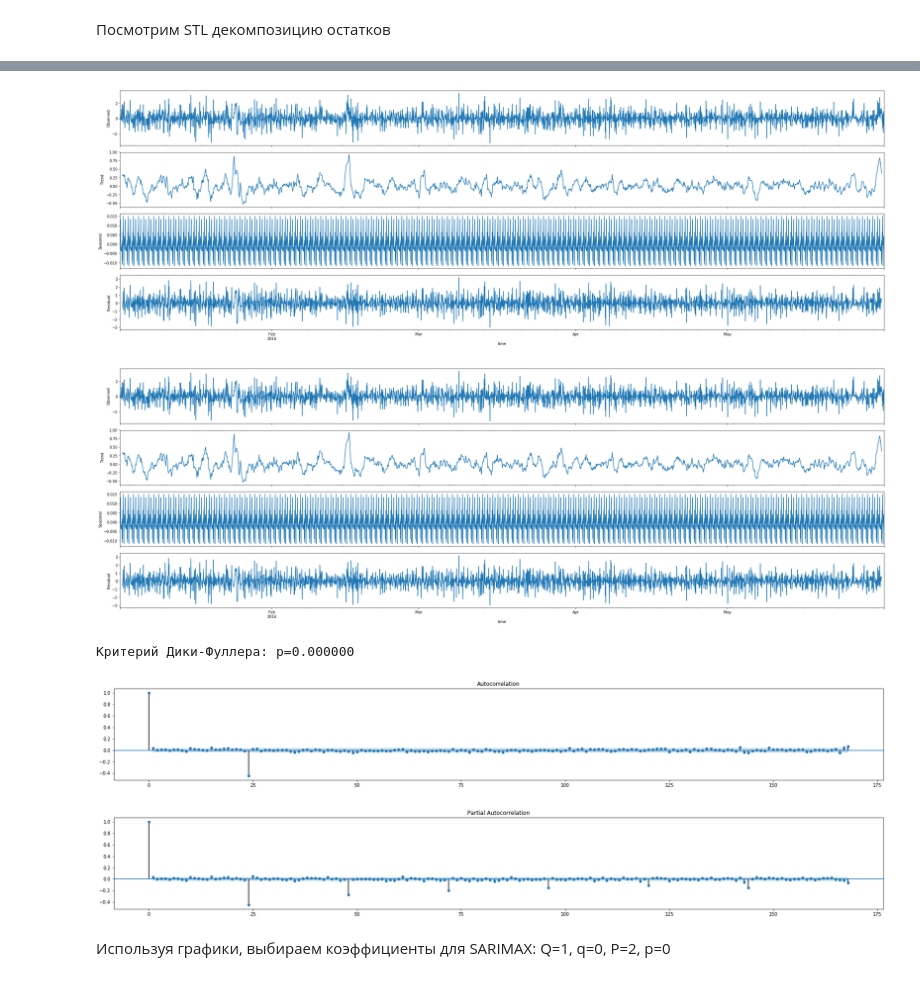
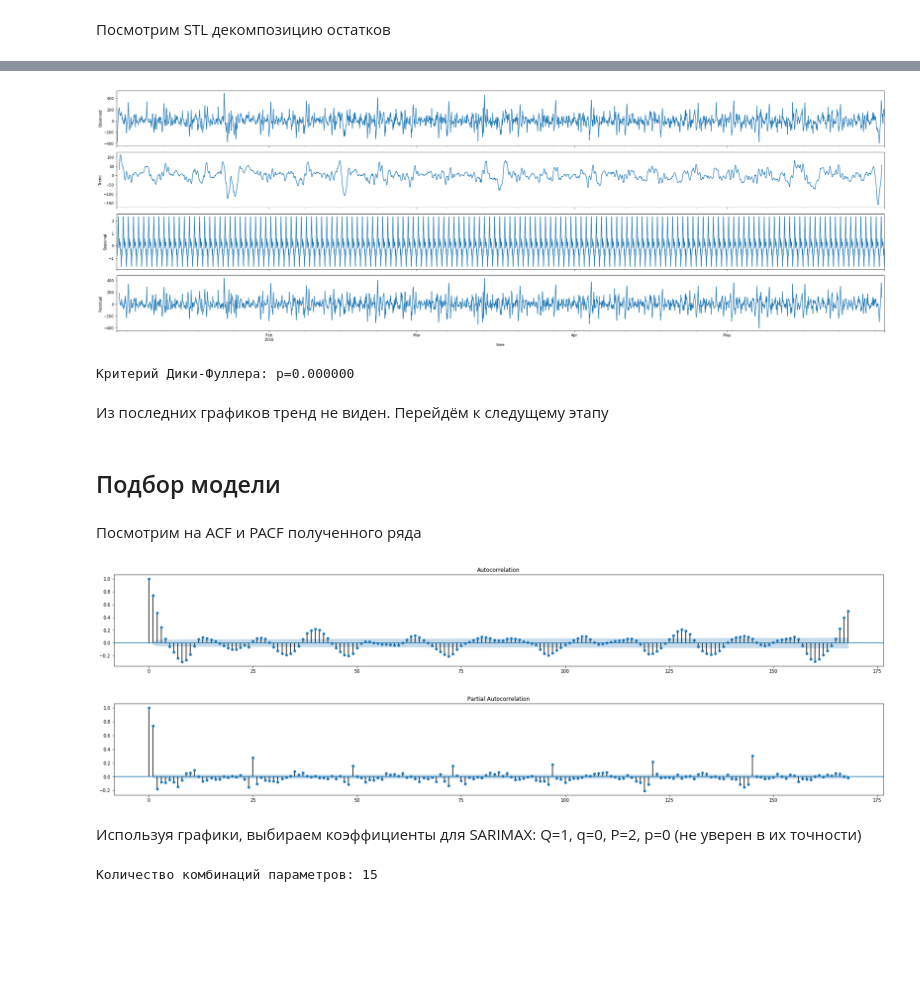
Before and after one commit to GavrilinEugene/Yellow_Taxi_NY, a Jupyter notebook: first_models.ipynb, the cells around one changed output, grey strips where cells are left out. Cells and saved outputs as stored; diff of their text form; code cells hidden in the pictures; blank space fills up the shorter version.

```diff
--- a/first_models.ipynb
+++ b/first_models.ipynb
@@ -57,5 +59,5 @@ def shifted_boxcox(y, shift=10):
 # %%
-data = read_region_from_data('trips', 2119, 2016, 1, 2016, 5)
+data = read_region_from_data('trips', 1231, 2016, 1, 2016, 5)
 # %%
 plt.figure(figsize(30,10))
 data.plot()
@@ -157,8 +158,7 @@ sm.tsa.seasonal_decompose(resid.resid).plot()
 # введём дифференцирование на 24 часа и снова посмотрим на STL-декомпозицию.
 resid['diff24'] = resid.resid - resid.resid.shift(24)
 # %%
-sm.tsa.seasonal_decompose(resid['diff24'][24:]).plot()
+f =sm.tsa.seasonal_decompose(resid['diff24'][24:]).plot()
 # %% [output]
-[figure, old version]
+[figure, new version]
-[figure, removed]
 # %%
@@ -166,6 +166,12 @@ sm.tsa.seasonal_decompose(resid['diff24'][24:]).plot()
 print("Критерий Дики-Фуллера: p=%f" % sm.tsa.stattools.adfuller(resid.diff24[24:])[1])
 # %% [output]
 Критерий Дики-Фуллера: p=0.000000
+# %% [markdown]
+Из последних графиков тренд не виден. Перейдём к следущему этапу
+# %% [markdown]
+## Подбор модели
+# %% [markdown]
+Посмотрим на ACF и PACF полученного ряда
 # %%
 def plot_acf_pacf(data, start):
     plt.figure(figsize(30,8))
@@ -178,7 +184,7 @@ def plot_acf_pacf(data, start):
 # %%
 plot_acf_pacf(resid.diff24, 24)
 # %% [output]
-[figure, old version]
+[figure, new version]
-[figure, old version]
+[figure, new version]
 # %% [markdown]
-Используя графики, выбираем коэффициенты для SARIMAX: Q=1, q=0, P=2, p=0
+Используя графики, выбираем коэффициенты для SARIMAX: Q=1, q=0, P=2, p=0 (не уверен в их точности)
@@ -184,0 +205,5 @@ plot_acf_pacf(resid.diff24, 24)
+# %%
+parameters_list = list(itertools.product(ps, qs, Ps, Qs))
+print("Количество комбинаций параметров: %d" % len(parameters_list))
+# %% [output]
+Количество комбинаций параметров: 15
```
Also changed, not shown: parts of 22 cells of this notebook.
